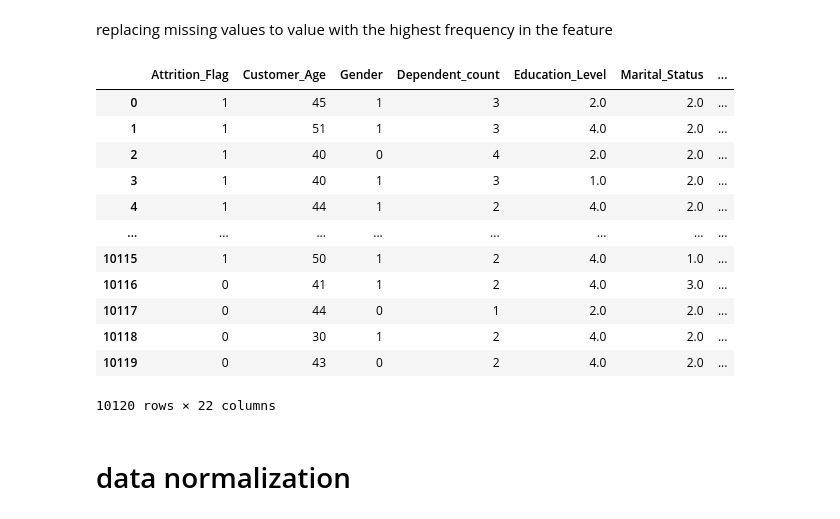
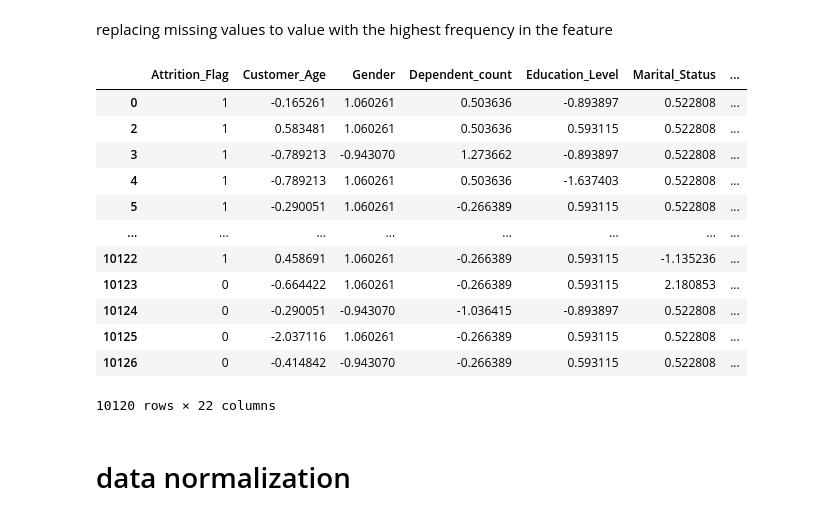
Before and after one commit to rnd4u-org/2021-knu-churn, a Jupyter notebook: dataset_pre-processing.ipynb, the cells around one changed output. Saved outputs shown, nothing was run; the diff lists cells and outputs as text; code cells hidden in the pictures.

Commit message:
<dataset_pre-processing.ipynb> file: fixing data normalization <Model_Evaluation.ipynb>: fixing <test/train dataset split>

```diff
--- a/dataset_pre-processing.ipynb
+++ b/dataset_pre-processing.ipynb
@@ -468,19 +458,20 @@ for feature in features_with_missing_values:
 # %%
 # max(dict(data["Education_Level"].value_counts()), key=lambda x: dict(data["Education_Level"].value_counts())[x])
 # dict(data["Education_Level"].value_counts())
+data
 # %% [output]
 |  | Attrition_Flag | Customer_Age | Gender | Dependent_count | Education_Level | Marital_Status | ... |
-| 0 | 1 | 45 | 1 | 3 | 2.0 | 2.0 | ... |
-| 1 | 1 | 51 | 1 | 3 | 4.0 | 2.0 | ... |
-| 2 | 1 | 40 | 0 | 4 | 2.0 | 2.0 | ... |
-| 3 | 1 | 40 | 1 | 3 | 1.0 | 2.0 | ... |
-| 4 | 1 | 44 | 1 | 2 | 4.0 | 2.0 | ... |
+| 0 | 1 | -0.165261 | 1.060261 | 0.503636 | -0.893897 | 0.522808 | ... |
+| 2 | 1 | 0.583481 | 1.060261 | 0.503636 | 0.593115 | 0.522808 | ... |
+| 3 | 1 | -0.789213 | -0.943070 | 1.273662 | -0.893897 | 0.522808 | ... |
+| 4 | 1 | -0.789213 | 1.060261 | 0.503636 | -1.637403 | 0.522808 | ... |
+| 5 | 1 | -0.290051 | 1.060261 | -0.266389 | 0.593115 | 0.522808 | ... |
 | ... | ... | ... | ... | ... | ... | ... | ... |
-| 10115 | 1 | 50 | 1 | 2 | 4.0 | 1.0 | ... |
-| 10116 | 0 | 41 | 1 | 2 | 4.0 | 3.0 | ... |
-| 10117 | 0 | 44 | 0 | 1 | 2.0 | 2.0 | ... |
-| 10118 | 0 | 30 | 1 | 2 | 4.0 | 2.0 | ... |
-| 10119 | 0 | 43 | 0 | 2 | 4.0 | 2.0 | ... |
+| 10122 | 1 | 0.458691 | 1.060261 | -0.266389 | 0.593115 | -1.135236 | ... |
+| 10123 | 0 | -0.664422 | 1.060261 | -0.266389 | 0.593115 | 2.180853 | ... |
+| 10124 | 0 | -0.290051 | -0.943070 | -1.036415 | -0.893897 | 0.522808 | ... |
+| 10125 | 0 | -2.037116 | 1.060261 | -0.266389 | 0.593115 | 0.522808 | ... |
+| 10126 | 0 | -0.414842 | -0.943070 | -0.266389 | 0.593115 | 0.522808 | ... |
 10120 rows × 22 columns
 # %% [markdown]
 # data normalization
```
Also changed, not shown: parts of 5 cells of this notebook, 2 other files.
